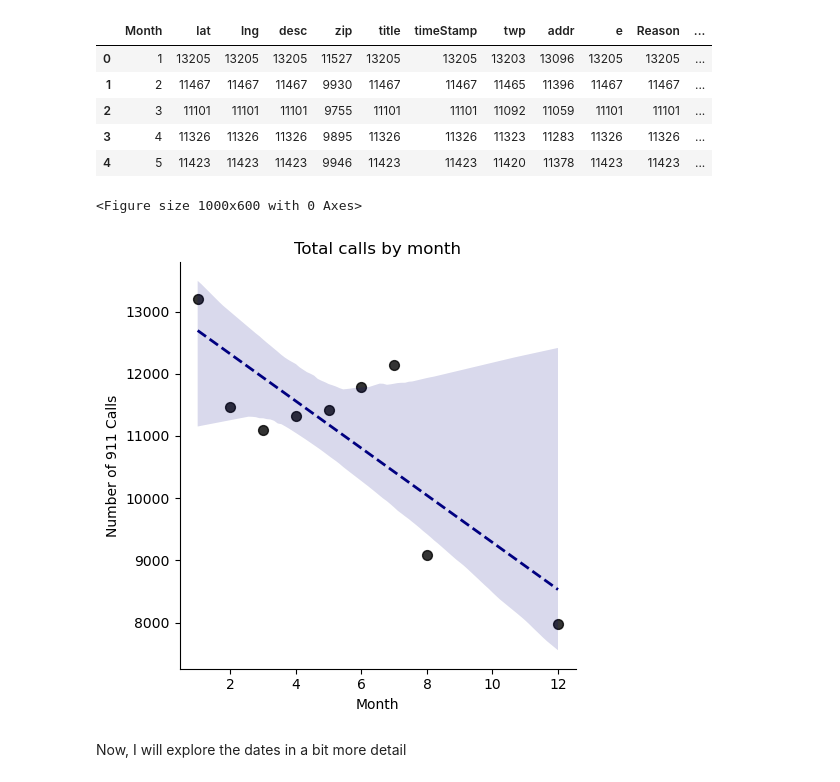
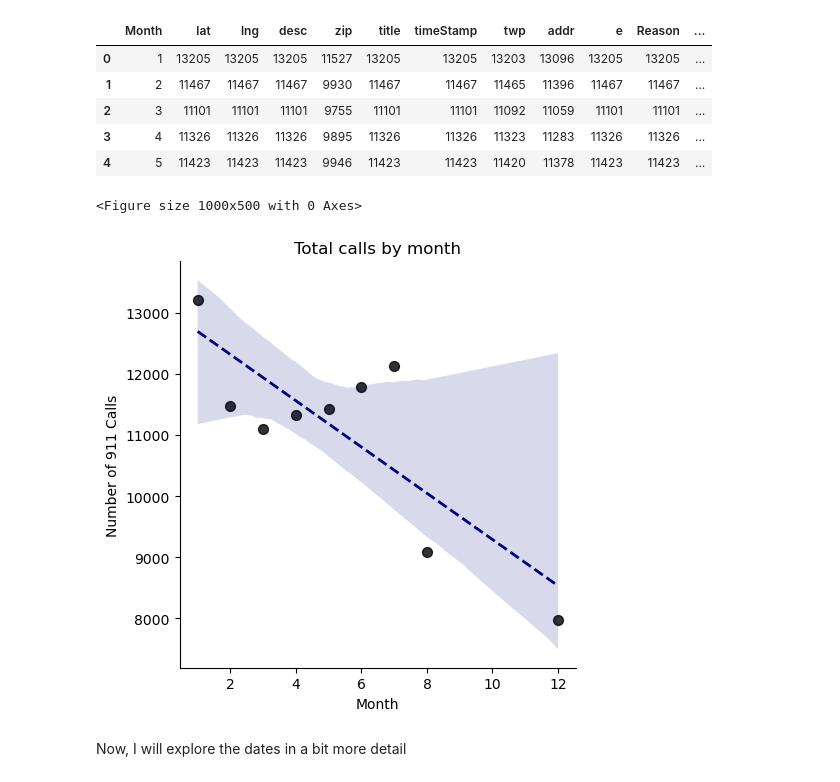
Before and after one commit to AlejandroFuentePinero/python-eda-mini-projects, a Jupyter notebook: 01_911_calls_analysis/01_911_EDA_project.ipynb, the cells around one changed output. Cells and saved outputs as stored; diff of their text form; code cells hidden in the pictures.

```diff
--- a/01_911_calls_analysis/01_911_EDA_project.ipynb
+++ b/01_911_calls_analysis/01_911_EDA_project.ipynb
@@ -233,17 +234,17 @@ bymonth.head()
 | 3 | 4 | 11326 | 11326 | 11326 | 9895 | 11326 | 11326 | 11323 | 11283 | 11326 | 11326 | ... |
 | 4 | 5 | 11423 | 11423 | 11423 | 9946 | 11423 | 11423 | 11420 | 11378 | 11423 | 11423 | ... |
 # %%
-plt.figure(figsize=(10,6))
+plt.figure(figsize=(10,5))
 sns.lmplot(x = 'Month', y = 'Reason', data = bymonth,
           scatter_kws={'color': 'black', 's': 50},
           line_kws={'color': 'navy', 'linewidth': 2, 'linestyle':'--'})
 plt.title('Total calls by month')
 plt.ylabel('Number of 911 Calls')
 plt.tight_layout()
 plt.show()
 # %% [output]
-<Figure size 1000x600 with 0 Axes>
+<Figure size 1000x500 with 0 Axes>
-[figure, old version]
+[figure, new version]
 # %% [markdown]
 Now, I will explore the dates in a bit more detail
 # %%
```
Also changed, not shown: parts of 6 cells of this notebook.
